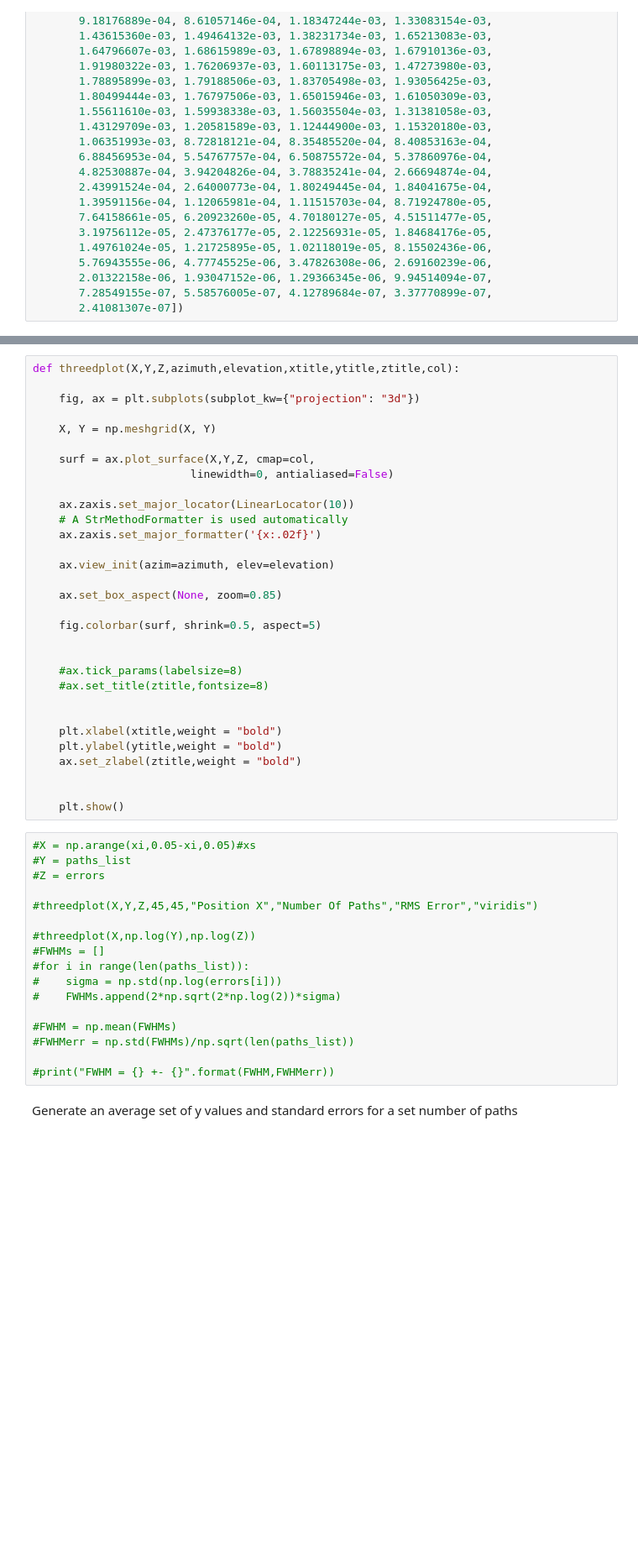
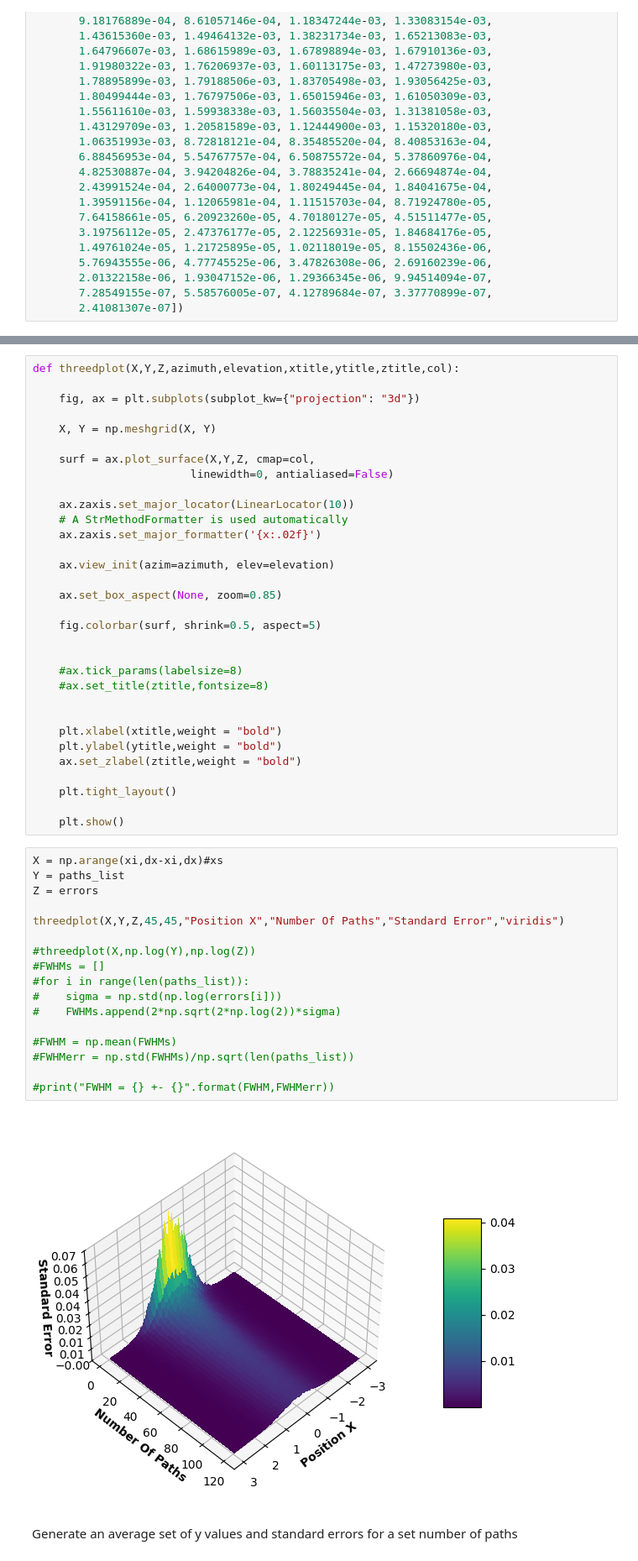
Before and after one commit to Wildeofthewest1/ProjectRepo, a Jupyter notebook: FeynmanPathIntegralJUPYTER.ipynb, the cells around one changed output, grey strips where cells are left out. Shown at 84% size. Cells and saved outputs as stored; diff of their text form; blank space fills up the shorter version.

```diff
--- a/FeynmanPathIntegralJUPYTER.ipynb
+++ b/FeynmanPathIntegralJUPYTER.ipynb
@@ -4046,25 +4043,28 @@ def threedplot(X,Y,Z,azimuth,elevation,xtitle,ytitle,ztitle,col):
     plt.ylabel(ytitle,weight = "bold")
     ax.set_zlabel(ztitle,weight = "bold")
 
+    plt.tight_layout()
 
     plt.show()
 # %%
-#X = np.arange(xi,0.05-xi,0.05)#xs
-#Y = paths_list
-#Z = errors
+X = np.arange(xi,dx-xi,dx)#xs
+Y = paths_list
+Z = errors
 
-#threedplot(X,Y,Z,45,45,"Position X","Number Of Paths","RMS Error","viridis")
+threedplot(X,Y,Z,45,45,"Position X","Number Of Paths","Standard Error","viridis")
 
 #threedplot(X,np.log(Y),np.log(Z))
 #FWHMs = []
 #for i in range(len(paths_list)):
 #    sigma = np.std(np.log(errors[i]))
 #    FWHMs.append(2*np.sqrt(2*np.log(2))*sigma)
 
 #FWHM = np.mean(FWHMs)
 #FWHMerr = np.std(FWHMs)/np.sqrt(len(paths_list))
 
 #print("FWHM = {} +- {}".format(FWHM,FWHMerr))
+# %% [output]
+[figure, added]
 # %% [markdown]
 Generate an average set of y values and standard errors for a set number of paths
 # %%
```
Also changed, not shown: parts of 10 cells of this notebook.
